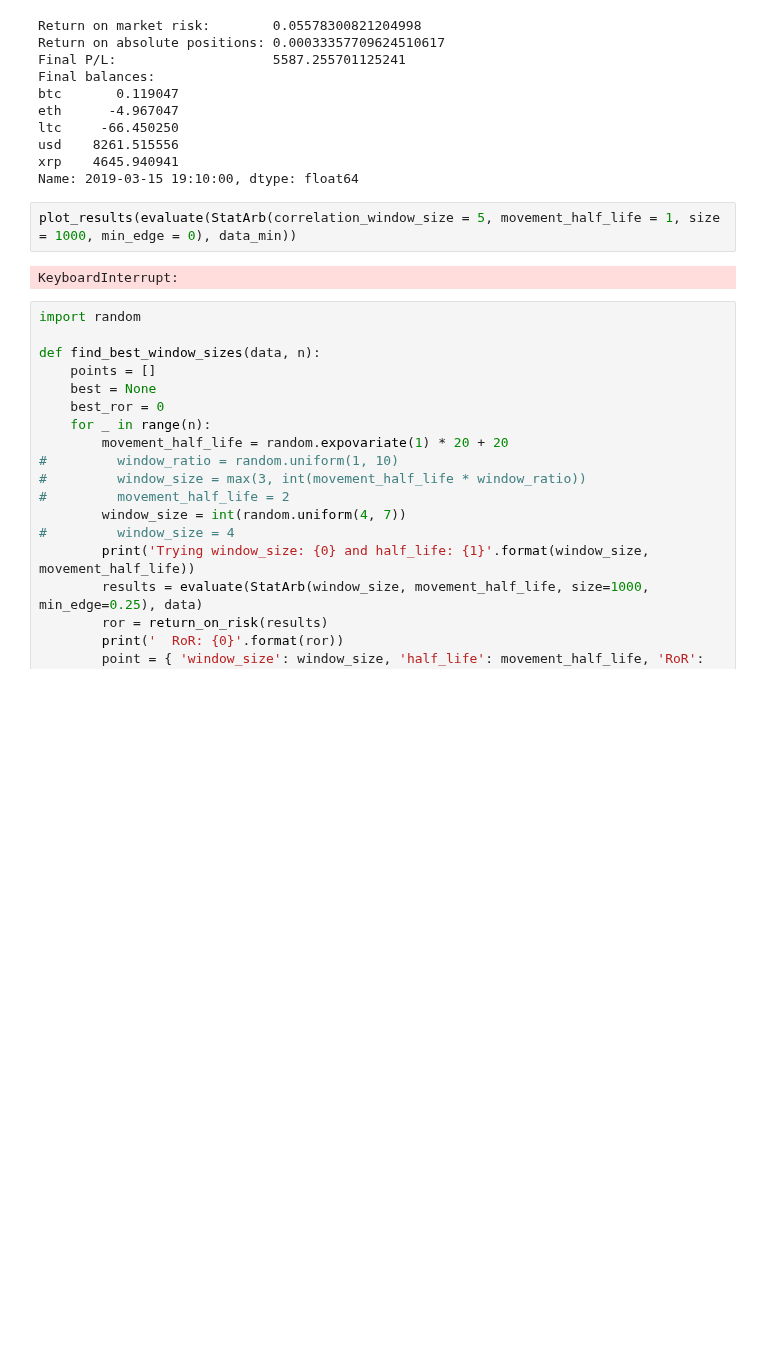
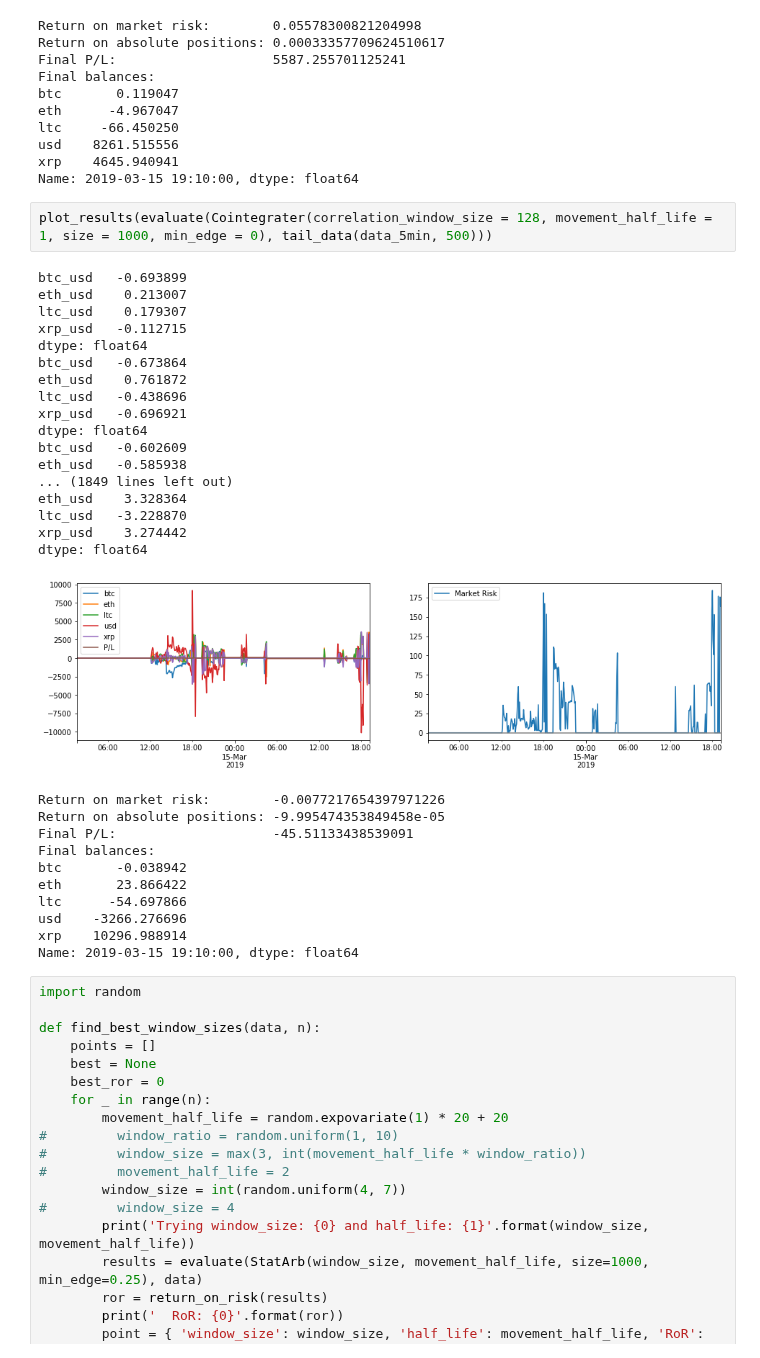
Before and after one commit to cambrian/quant, a Jupyter notebook: research/analysis.ipynb, the cells around one changed output. Cells and saved outputs as stored; diff of their text form; blank space fills up the shorter version.

Commit message:
rename stat arb -> kalman filter, add cointegration strategy

```diff
--- a/research/analysis.ipynb
+++ b/research/analysis.ipynb
@@ -334,9 +424,36 @@ usd    8261.515556
 xrp    4645.940941
 Name: 2019-03-15 19:10:00, dtype: float64
 # %%
-plot_results(evaluate(StatArb(correlation_window_size = 5, movement_half_life = 1, size = 1000, min_edge = 0), data_min))
+plot_results(evaluate(Cointegrater(correlation_window_size = 128, movement_half_life = 1, size = 1000, min_edge = 0), tail_data(data_5min, 500)))
 # %% [output]
-KeyboardInterrupt:
+btc_usd   -0.693899
+eth_usd    0.213007
+ltc_usd    0.179307
+xrp_usd   -0.112715
+dtype: float64
+btc_usd   -0.673864
+eth_usd    0.761872
+ltc_usd   -0.438696
+xrp_usd   -0.696921
+dtype: float64
+btc_usd   -0.602609
+eth_usd   -0.585938
+... (1849 lines left out)
+eth_usd    3.328364
+ltc_usd   -3.228870
+xrp_usd    3.274442
+dtype: float64
+[figure, added]
+Return on market risk:        -0.0077217654397971226
+Return on absolute positions: -9.995474353849458e-05
+Final P/L:                    -45.51133438539091
+Final balances:
+btc       -0.038942
+eth       23.866422
+ltc      -54.697866
+usd    -3266.276696
+xrp    10296.988914
+Name: 2019-03-15 19:10:00, dtype: float64
 # %%
 import random
 
```
Also changed, not shown: parts of 5 cells of this notebook.
